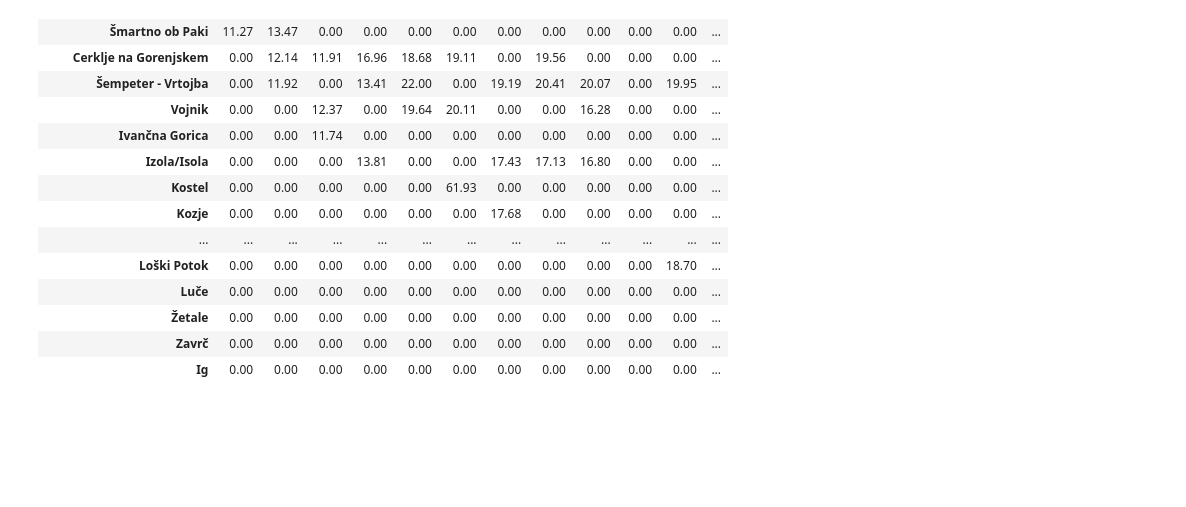
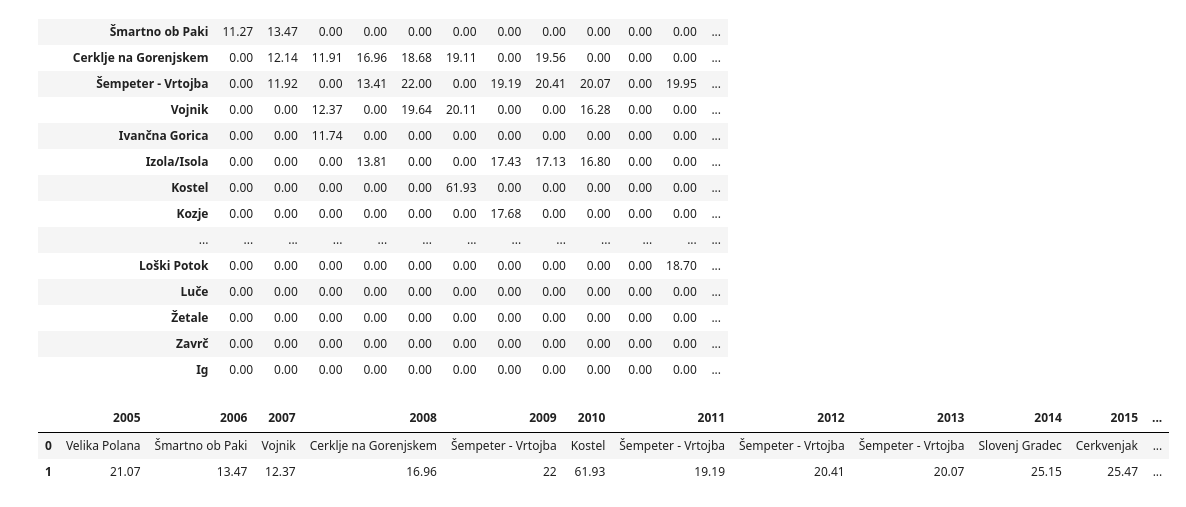
Before and after one commit to BlueVulture/DRAGU, a Jupyter notebook: report.ipynb, the cells around one changed output. Saved outputs shown, nothing was run; the diff lists cells and outputs as text; code cells hidden in the pictures; blank space fills up the shorter version.

```diff
--- a/report.ipynb
+++ b/report.ipynb
@@ -161,0 +168,14 @@ for l in range(2005, 2020):
+# %%
+df = pd.DataFrame(columns=range(2005, 2020))
+
+
+for l in range(2005, 2020):
+    cache = povpPlacaNadure.sort_values(l, ascending=0)
+    df.at[0, l] = cache.iloc[:, 0].index[0]
+    df.at[1, l] = cache.iloc[0, l-2005]
+
+df
+# %% [output]
+|  | 2005 | 2006 | 2007 | 2008 | 2009 | 2010 | 2011 | 2012 | 2013 | 2014 | 2015 | ... |
+| 0 | Velika Polana | Šmartno ob Paki | Vojnik | Cerklje na Gorenjskem | Šempeter - Vrtojba | Kostel | Šempeter - Vrtojba | Šempeter - Vrtojba | Šempeter - Vrtojba | Slovenj Gradec | Cerkvenjak | ... |
+| 1 | 21.07 | 13.47 | 12.37 | 16.96 | 22 | 61.93 | 19.19 | 20.41 | 20.07 | 25.15 | 25.47 | ... |
```
Also changed, not shown: parts of 6 cells of this notebook, 4 other files.
